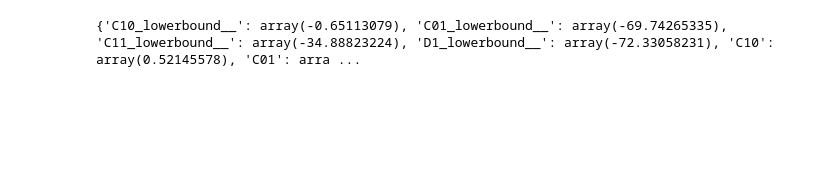
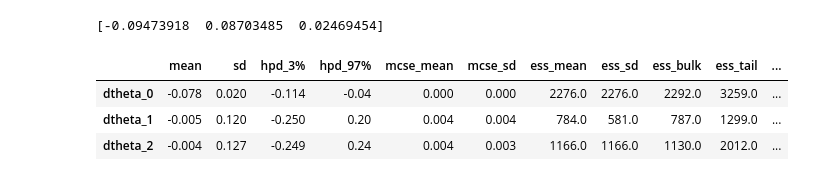
Before and after one commit to tjdodwell/pyComp, a Jupyter notebook: examples/singleExperiment.ipynb, the cells around one changed output. Saved outputs shown, nothing was run; the diff lists cells and outputs as text; code cells hidden in the pictures; blank space fills up the shorter version.

```diff
--- a/examples/singleExperiment.ipynb
+++ b/examples/singleExperiment.ipynb
@@ -158,4 +277,11 @@ Calling FFC just-in-time (JIT) compiler, this may take some time.
 # %%
-print(map_estimate)
+print(data_theta)
 # %% [output]
-{'C10_lowerbound__': array(-0.65113079), 'C01_lowerbound__': array(-69.74265335), 'C11_lowerbound__': array(-34.88823224), 'D1_lowerbound__': array(-72.33058231), 'C10': array(0.52145578), 'C01': arra ...
+[-0.09473918  0.08703485  0.02469454]
+# %%
+pm.summary(traces[0])
+# %% [output]
+|  | mean | sd | hpd_3% | hpd_97% | mcse_mean | mcse_sd | ess_mean | ess_sd | ess_bulk | ess_tail | ... |
+| dtheta_0 | -0.078 | 0.020 | -0.114 | -0.04 | 0.000 | 0.000 | 2276.0 | 2276.0 | 2292.0 | 3259.0 | ... |
+| dtheta_1 | -0.005 | 0.120 | -0.250 | 0.20 | 0.004 | 0.004 | 784.0 | 581.0 | 787.0 | 1299.0 | ... |
+| dtheta_2 | -0.004 | 0.127 | -0.249 | 0.24 | 0.004 | 0.003 | 1166.0 | 1166.0 | 1130.0 | 2012.0 | ... |
```
Also changed, not shown: parts of 15 cells of this notebook, 1 other file.
